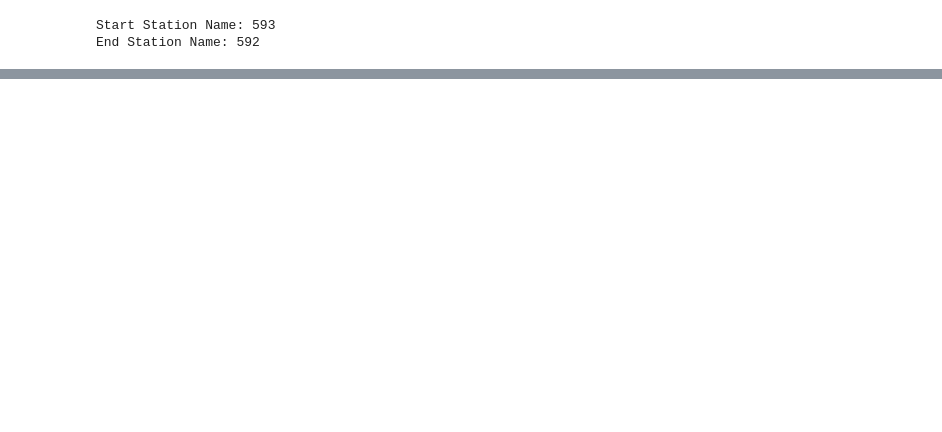
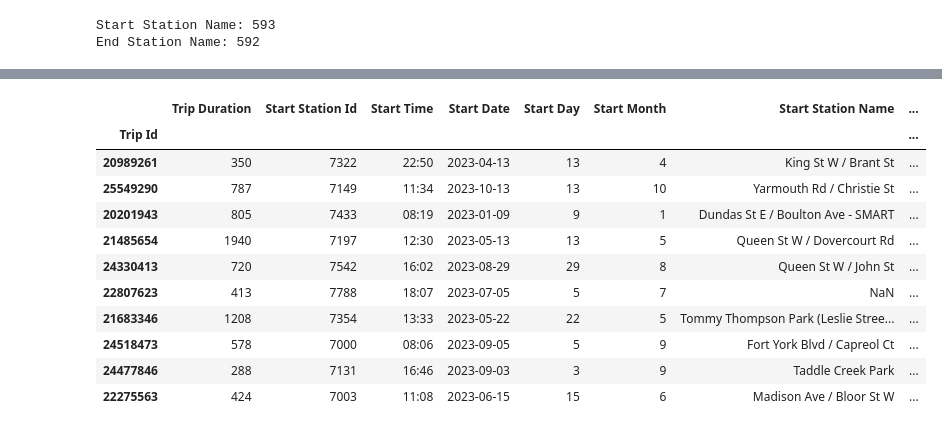
Before and after one commit to ziadharmanani/INF1340-Ridership-Analysis, a Jupyter notebook: rideshare_cleaning.ipynb, the cells around one changed output, grey strips where cells are left out. Cells and saved outputs as stored; diff of their text form; code cells hidden in the pictures; blank space fills up the shorter version.

```diff
--- a/rideshare_cleaning.ipynb
+++ b/rideshare_cleaning.ipynb
@@ -131,0 +162,17 @@ df.head()
+# %%
+# Added a new column Trip Duration (mm:ss)
+df['Trip Duration (mm:ss)'] = df['Trip Duration'].apply(lambda x: f"{x // 60}:{x % 60:02d}")
+df.sample(10)
+# %% [output]
+|  | Trip Duration | Start Station Id | Start Time | Start Date | Start Day | Start Month | Start Station Name | ... |
+| Trip Id |  |  |  |  |  |  |  | ... |
+| 20989261 | 350 | 7322 | 22:50 | 2023-04-13 | 13 | 4 | King St W / Brant St | ... |
+| 25549290 | 787 | 7149 | 11:34 | 2023-10-13 | 13 | 10 | Yarmouth Rd / Christie St | ... |
+| 20201943 | 805 | 7433 | 08:19 | 2023-01-09 | 9 | 1 | Dundas St E / Boulton Ave - SMART | ... |
+| 21485654 | 1940 | 7197 | 12:30 | 2023-05-13 | 13 | 5 | Queen St W / Dovercourt Rd | ... |
+| 24330413 | 720 | 7542 | 16:02 | 2023-08-29 | 29 | 8 | Queen St W / John St | ... |
+| 22807623 | 413 | 7788 | 18:07 | 2023-07-05 | 5 | 7 | NaN | ... |
+| 21683346 | 1208 | 7354 | 13:33 | 2023-05-22 | 22 | 5 | Tommy Thompson Park (Leslie Stree... | ... |
+| 24518473 | 578 | 7000 | 08:06 | 2023-09-05 | 5 | 9 | Fort York Blvd / Capreol Ct | ... |
+| 24477846 | 288 | 7131 | 16:46 | 2023-09-03 | 3 | 9 | Taddle Creek Park | ... |
+| 22275563 | 424 | 7003 | 11:08 | 2023-06-15 | 15 | 6 | Madison Ave / Bloor St W | ... |
```
Also changed, not shown: parts of 8 cells of this notebook.
